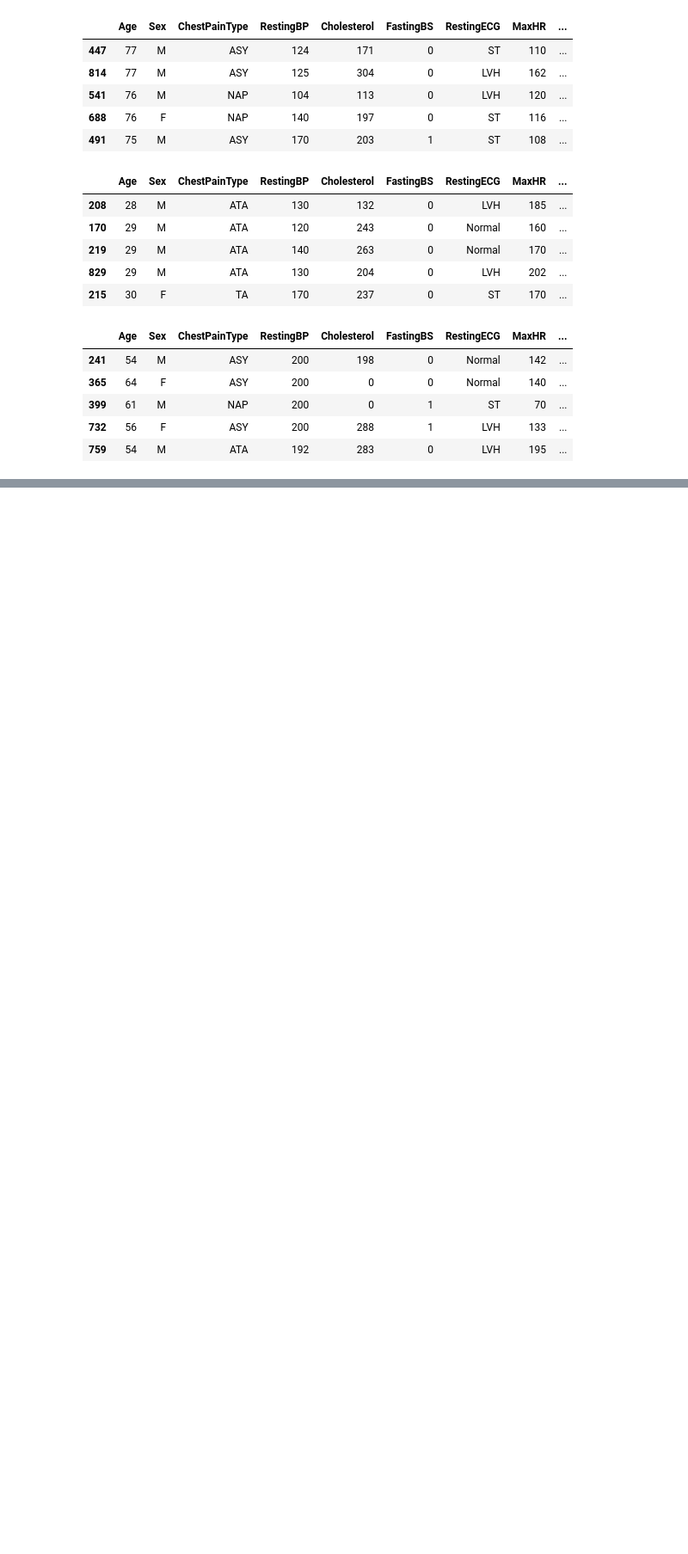
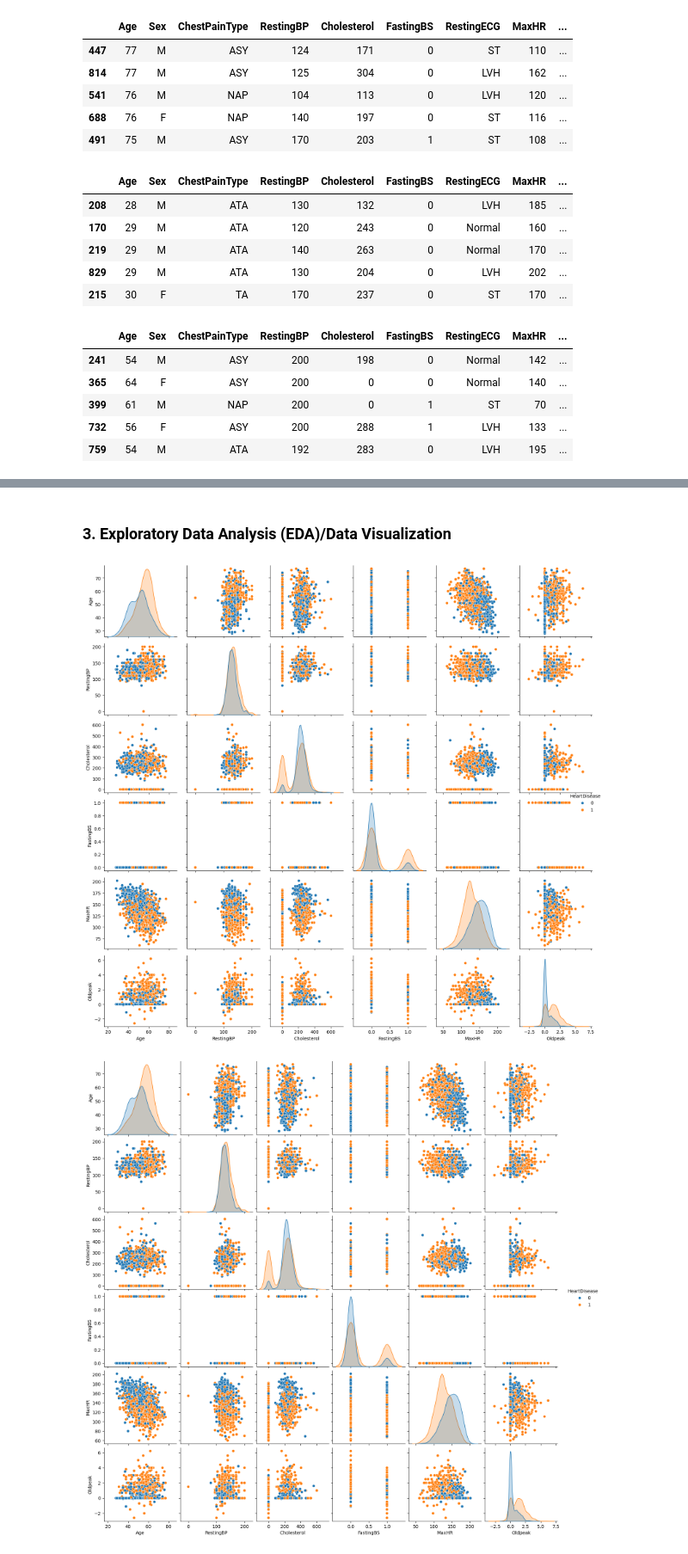
Before and after one commit to AnubhavYadavBCA25/CodeClause-Internship, a Jupyter notebook: Golden Level (Task 3)/notebooks/Heart_Disease_EDA.ipynb, the cells around one changed output, grey strips where cells are left out. Shown at 86% size. Cells and saved outputs as stored; diff of their text form; code cells hidden in the pictures; blank space fills up the shorter version.

```diff
--- a/Golden Level (Task 3)/notebooks/Heart_Disease_EDA.ipynb
+++ b/Golden Level (Task 3)/notebooks/Heart_Disease_EDA.ipynb
@@ -150,0 +182,8 @@ df.nlargest(5, 'RestingBP')
+# %% [markdown]
+### 3. Exploratory Data Analysis (EDA)/Data Visualization
+# %%
+sns.pairplot(df, hue='HeartDisease')
+plt.show()
+# %% [output]
+[figure, added]
+[figure, added]
```
Also changed, not shown: parts of 12 cells of this notebook.
